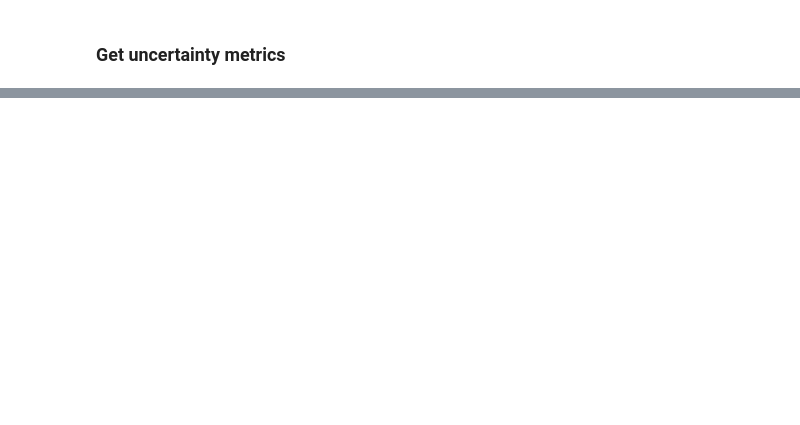
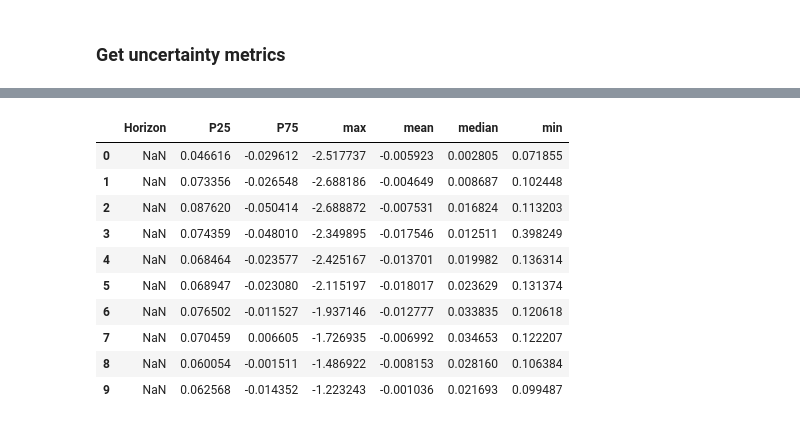
Before and after one commit to DuncanCSt/forecast_research, a Jupyter notebook: finance/lstm_V2.ipynb, the cells around one changed output, grey strips where cells are left out. Drawn from its saved outputs; the diff is of its cells as text; code cells hidden in the pictures; blank space fills up the shorter version.

```diff
--- a/finance/lstm_V2.ipynb
+++ b/finance/lstm_V2.ipynb
@@ -454,0 +522,14 @@ plt.show()
+# %%
+hybrid_stats_df - hmm_stats_df
+# %% [output]
+|  | Horizon | P25 | P75 | max | mean | median | min |
+| 0 | NaN | 0.046616 | -0.029612 | -2.517737 | -0.005923 | 0.002805 | 0.071855 |
+| 1 | NaN | 0.073356 | -0.026548 | -2.688186 | -0.004649 | 0.008687 | 0.102448 |
+| 2 | NaN | 0.087620 | -0.050414 | -2.688872 | -0.007531 | 0.016824 | 0.113203 |
+| 3 | NaN | 0.074359 | -0.048010 | -2.349895 | -0.017546 | 0.012511 | 0.398249 |
+| 4 | NaN | 0.068464 | -0.023577 | -2.425167 | -0.013701 | 0.019982 | 0.136314 |
+| 5 | NaN | 0.068947 | -0.023080 | -2.115197 | -0.018017 | 0.023629 | 0.131374 |
+| 6 | NaN | 0.076502 | -0.011527 | -1.937146 | -0.012777 | 0.033835 | 0.120618 |
+| 7 | NaN | 0.070459 | 0.006605 | -1.726935 | -0.006992 | 0.034653 | 0.122207 |
+| 8 | NaN | 0.060054 | -0.001511 | -1.486922 | -0.008153 | 0.028160 | 0.106384 |
+| 9 | NaN | 0.062568 | -0.014352 | -1.223243 | -0.001036 | 0.021693 | 0.099487 |
```
Also changed, not shown: parts of 11 cells of this notebook, 3 other files.
